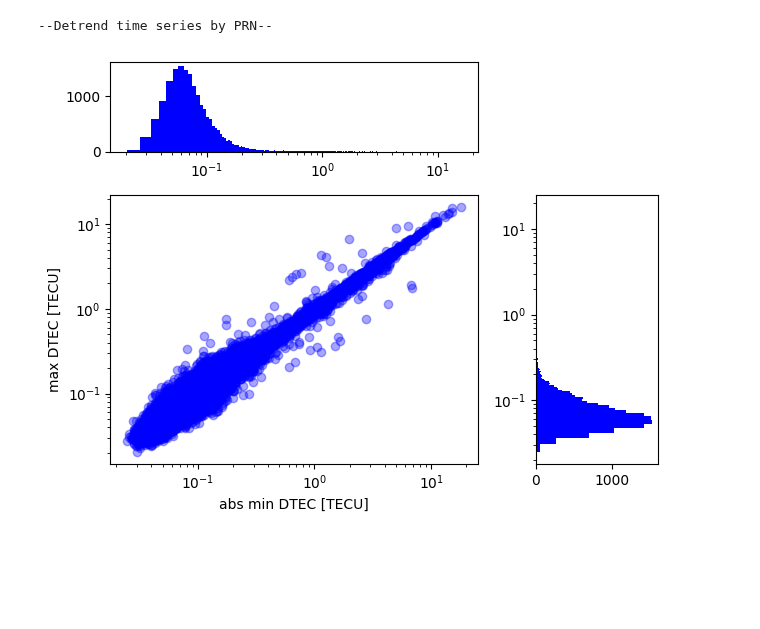
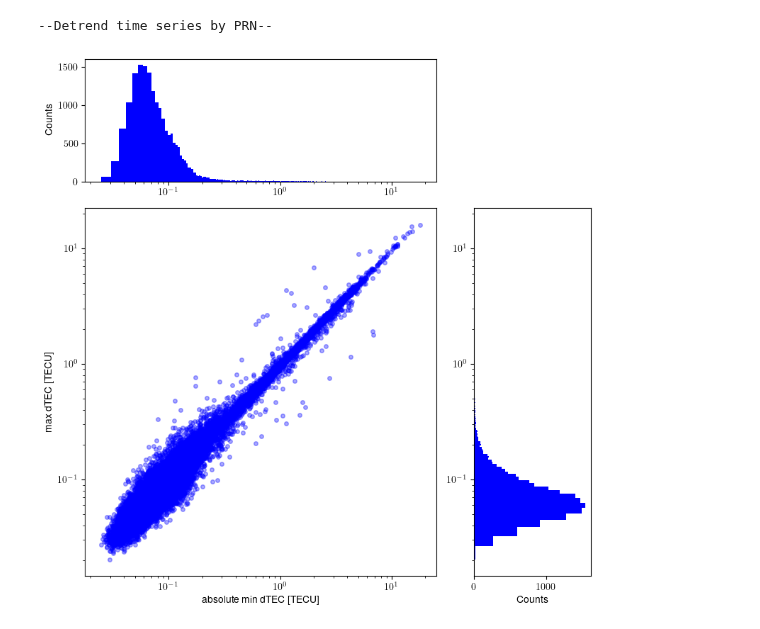
Before and after one commit to FedeSS99/ClusterTEC, a Jupyter notebook: EDA_VTECseries.ipynb, the cells around one changed output. Drawn from its saved outputs; the diff is of its cells as text; code cells hidden in the pictures; blank space fills up the shorter version.

Commit message:
Modifiy graphics on EDA

```diff
--- a/EDA_VTECseries.ipynb
+++ b/EDA_VTECseries.ipynb
@@ -2,7 +2,13 @@
 from scripts.VTECDataReader import VTECDataReader
 
 import matplotlib.pyplot as plt
+from matplotlib import rcParams
 import numpy as np
+
+rcParams.update({
+    "text.usetex": True,
+    "font.family": "Helvetica"
+})
 # %%
 PTEX_dir = ["/home/fsamaniego/Documents/FCFM/Proyecto TIDs/Data/CMN Files/PTEX/2018",
             "/home/fsamaniego/Documents/FCFM/Proyecto TIDs/Data/CMN Files/PTEX/2019"]
@@ -15,31 +21,33 @@ Number of files: 727
 --Separate each Cmn file by PRN--
 --Detrend time series by PRN--
 # %%
-min_max_DTEC = {"min":[], "max":[]}
+min_max_dTEC = {"min":[], "max":[]}
 
 for vtec_series in VTECReader.dtec_sequences:
-    min_max_DTEC["min"].append( abs(vtec_series.min()) )
-    min_max_DTEC["max"].append( vtec_series.max() )
+    min_max_dTEC["min"].append( abs(vtec_series.min()) )
+    min_max_dTEC["max"].append( vtec_series.max() )
 
-sorted_min_dtec_values = np.array(sorted(min_max_DTEC["min"]))
-sorted_max_dtec_values = np.array(sorted(min_max_DTEC["max"]))
+sorted_min_dTEC_values = np.array(sorted(min_max_dTEC["min"]))
+sorted_max_dTEC_values = np.array(sorted(min_max_dTEC["max"]))
 # %%
-FigureScatter, SubplotsScatter = plt.subplot_mosaic([["HistMax", "."], ["Scatter", "HistMin"]], width_ratios = [3, 1], height_ratios = [1, 3])
+FigureScatter, SubplotsScatter = plt.subplot_mosaic([["HistMin", "."], ["Scatter", "HistMax"]], width_ratios = [3, 1], height_ratios = [1, 3], figsize = (8, 8))
 
-SubplotsScatter["Scatter"].scatter(min_max_DTEC["min"], min_max_DTEC["max"], marker = 'o', fc = "blue", alpha = 0.35)
+SubplotsScatter["Scatter"].scatter(min_max_dTEC["min"], min_max_dTEC["max"], s = 16, marker = 'o', fc = "blue", alpha = 0.35)
 SubplotsScatter["Scatter"].set_xscale("log")
 SubplotsScatter["Scatter"].set_yscale("log")
-SubplotsScatter["Scatter"].set_xlabel("abs min DTEC [TECU]")
-SubplotsScatter["Scatter"].set_ylabel("max DTEC [TECU]")
+SubplotsScatter["Scatter"].set_xlabel("absolute min dTEC [TECU]")
+SubplotsScatter["Scatter"].set_ylabel("max dTEC [TECU]")
 
-SubplotsScatter["HistMin"].hist(min_max_DTEC["min"], bins = "auto", orientation="horizontal", color = "blue")
-SubplotsScatter["HistMin"].set_yscale("log")
-SubplotsScatter["HistMax"].hist(min_max_DTEC["max"], bins = "auto", color = "blue")
-SubplotsScatter["HistMax"].set_xscale("log")
+SubplotsScatter["HistMin"].hist(min_max_dTEC["min"], bins = "auto", orientation = "vertical", color = "blue")
+SubplotsScatter["HistMin"].set_ylabel("Counts")
+SubplotsScatter["HistMin"].set_xscale("log")
+SubplotsScatter["HistMax"].hist(min_max_dTEC["max"], bins = "auto", orientation = "horizontal", color = "blue")
+SubplotsScatter["HistMax"].set_xlabel("Counts")
+SubplotsScatter["HistMax"].set_yscale("log")
 
 FigureScatter.tight_layout()
 
 plt.show()
 # %% [output]
-[figure, old version]
+[figure, new version]
 # %%
```
Also changed, not shown: parts of 7 cells of this notebook.
